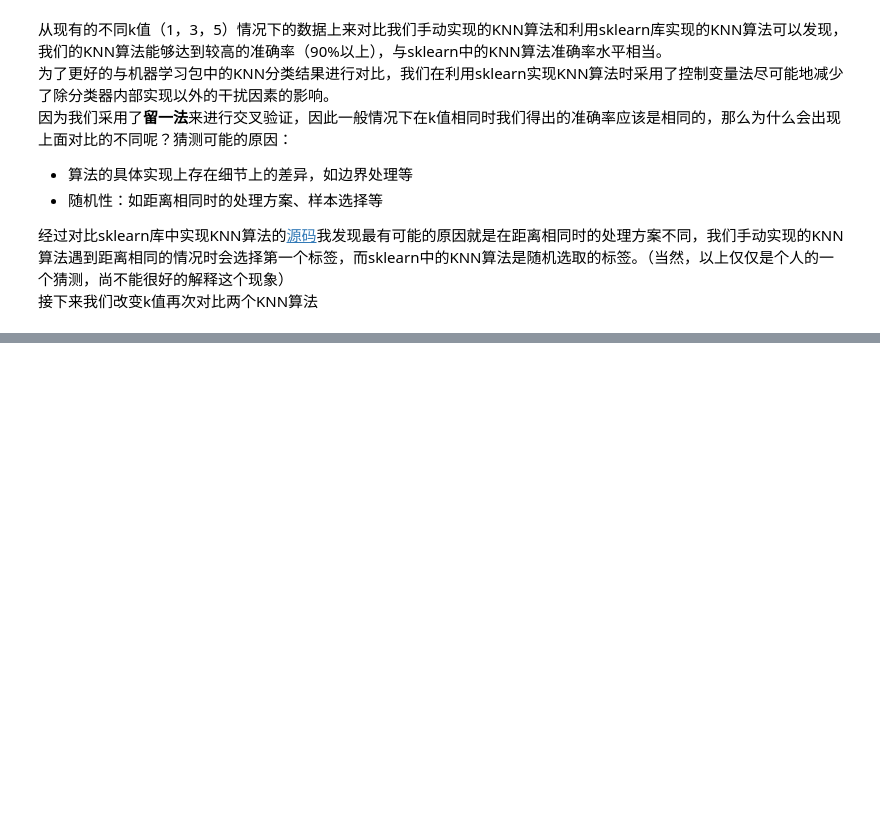
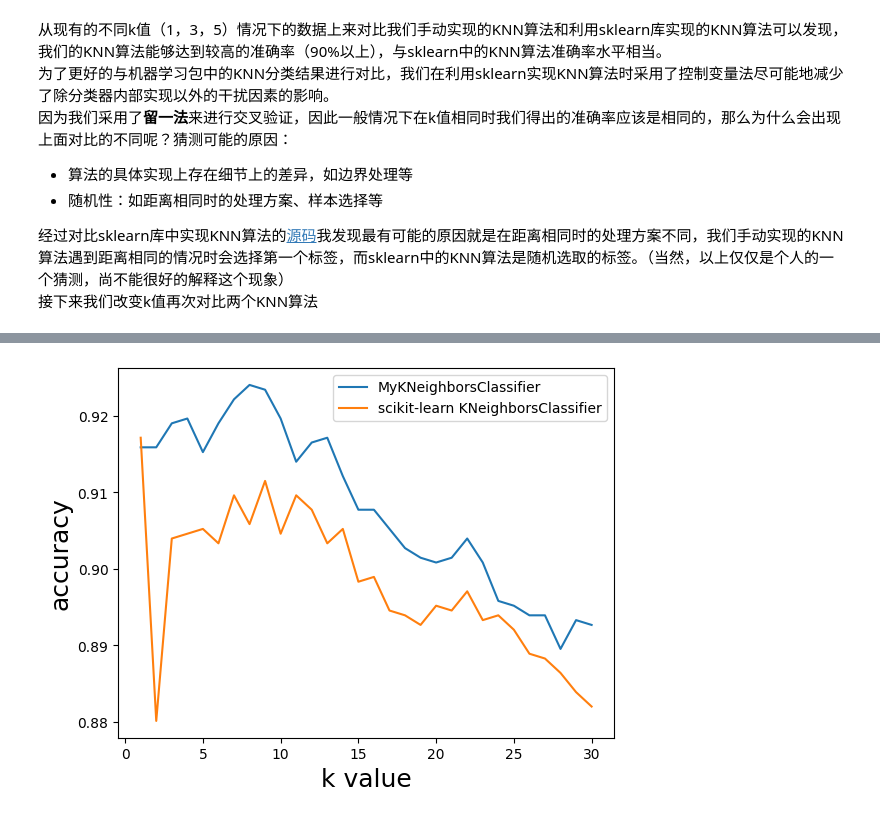
Before and after one commit to Yuzhao-P/Machine-Learning, a Jupyter notebook: Lab1/Lab1_KNN.ipynb, the cells around one changed output, grey strips where cells are left out. Cells and saved outputs as stored; diff of their text form; code cells hidden in the pictures; blank space fills up the shorter version.

```diff
--- a/Lab1/Lab1_KNN.ipynb
+++ b/Lab1/Lab1_KNN.ipynb
@@ -269,13 +280,9 @@ plt.show()
 # %%
 myKNNaccuracy = []
 skKNNaccuracy = []
-for k in range(1,51):
+for k in range(1,31):
     myKNNacc = MyKnnClassifier(X, y, k)
     myKNNaccuracy.append(myKNNacc)
     skKNNacc = skKnnClassifier(X, y, k)
     skKNNaccuracy.append(skKNNacc)
-plt.plot(np.arange(1,51), myKNNaccuracy, label='MyKNeighborsClassifier')
-plt.plot(np.arange(1,51), skKNNaccuracy, label='scikit-learn KNeighborsClassifier')
-plt.legend()
-plt.show()
 # %% [output]
@@ -282,0 +306,9 @@ NameError: name 'MyKnnClassifier' is not defined
+# %%
+plt.xlabel('k value',fontsize=18)
+plt.ylabel('accuracy',fontsize=18)
+plt.plot(np.arange(1,31), myKNNaccuracy, label='MyKNeighborsClassifier')
+plt.plot(np.arange(1,31), skKNNaccuracy, label='scikit-learn KNeighborsClassifier')
+plt.legend()
+plt.show()
+# %% [output]
+[figure, added]
```
Also changed, not shown: parts of 21 cells of this notebook.
